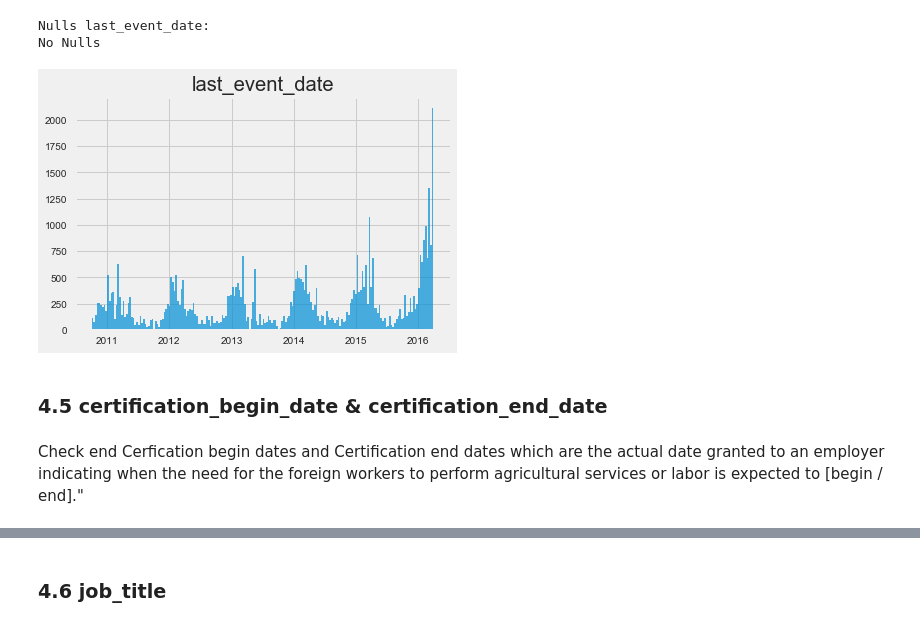
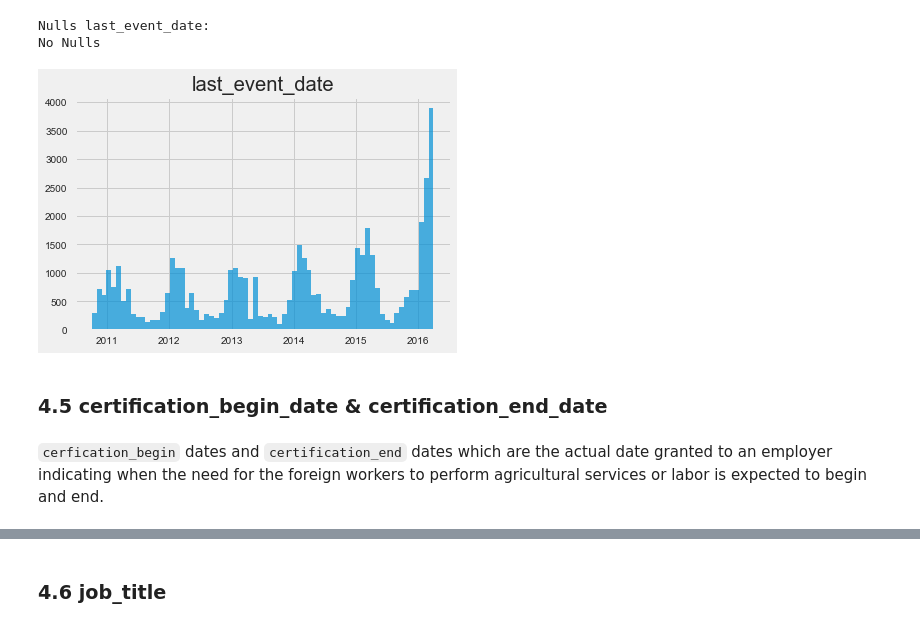
Before and after one commit to nachocarracedo/portfolio, a Jupyter notebook: H2_Visas/h2_visas_analysis.ipynb, the cells around one changed output, grey strips where cells are left out. Saved outputs shown, nothing was run; the diff lists cells and outputs as text; code cells hidden in the pictures.

```diff
--- a/H2_Visas/h2_visas_analysis.ipynb
+++ b/H2_Visas/h2_visas_analysis.ipynb
@@ -493,15 +495,15 @@ else:
 Nulls last_event_date:
 No Nulls
 # %%
-h2visas_df["last_event_date"].hist(bins=200,alpha=0.7)
+h2visas_df["last_event_date"].hist(bins=70,alpha=0.7)
 plt.title('last_event_date')
 plt.show()
 # %% [output]
-[figure, old version]
+[figure, new version]
 # %% [markdown]
 ### 4.5 certification_begin_date & certification_end_date
 # %% [markdown]
-Check end Cerfication begin dates and Certification end dates which are the actual date granted to an employer indicating when the need for the foreign workers to perform agricultural services or labor is expected to [begin / end]."
+`cerfication_begin` dates and `certification_end` dates which are the actual date granted to an employer indicating when the need for the foreign workers to perform agricultural services or labor is expected to begin and end.
 # %%
 print ("Nulls certification_begin_date:")
 vc = h2visas_df["visa_type"][h2visas_df["certification_begin_date"].isnull()].value_counts()
```
Also changed, not shown: parts of 39 cells of this notebook, 2 other files.
